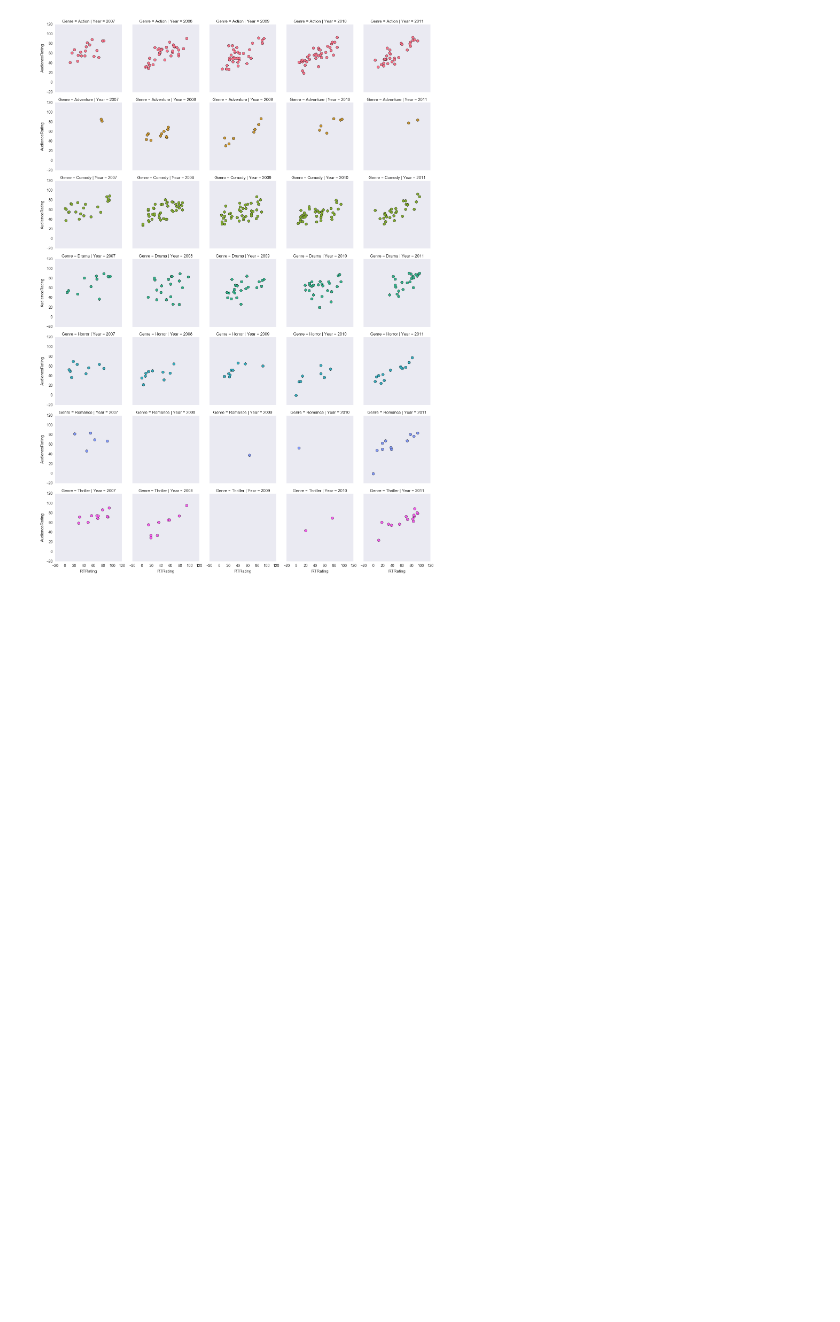
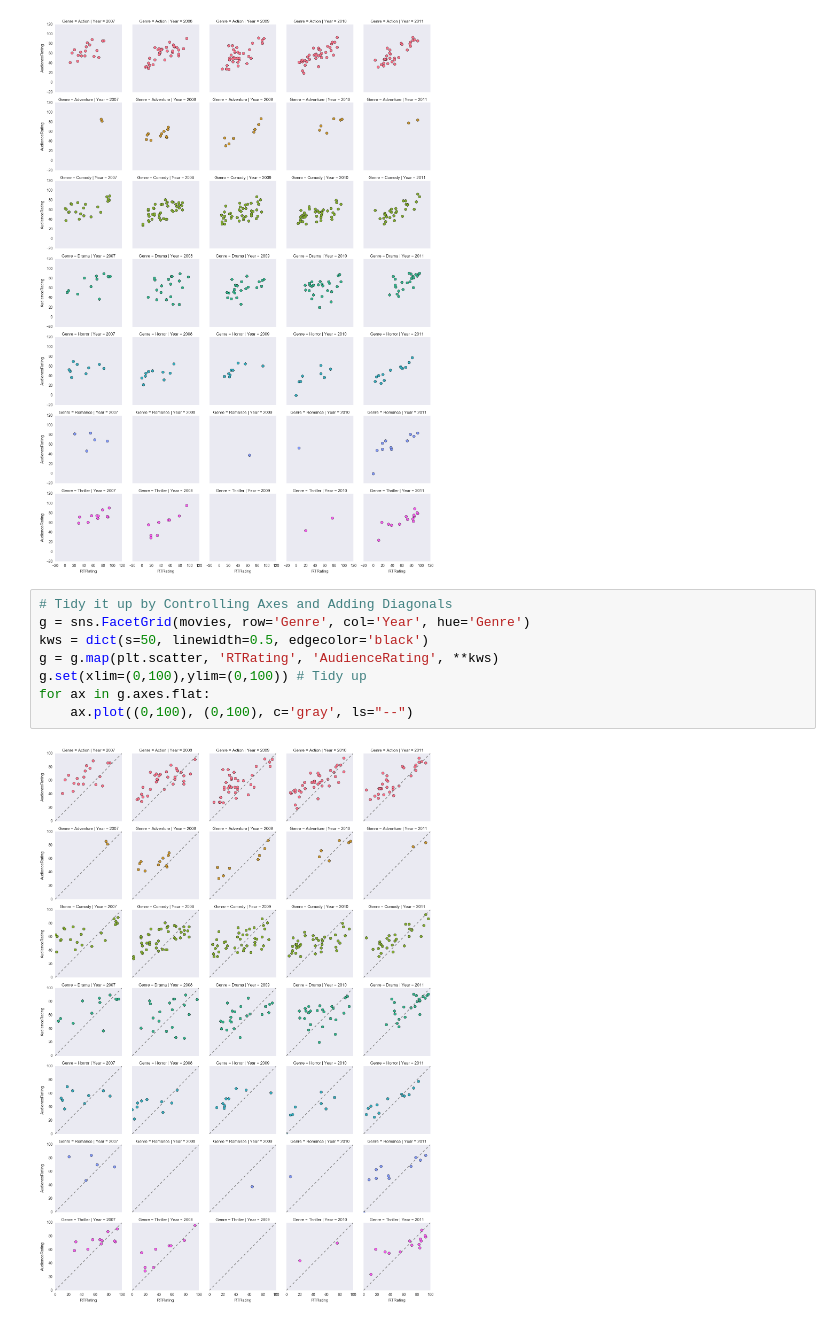
Before and after one commit to epireve/nb-projects, a Jupyter notebook: Movie Ratings Analytics.ipynb, the cells around one changed output. Drawn from its saved outputs; the diff is of its cells as text; blank space fills up the shorter version.

Commit message:
Controlling Axes and Adding Diagonals

```diff
--- a/Movie Ratings Analytics.ipynb
+++ b/Movie Ratings Analytics.ipynb
@@ -412,3 +412,13 @@ kws = dict(s=50, linewidth=0.5, edgecolor='black')
 g = g.map(plt.scatter, 'RTRating', 'AudienceRating', **kws)
 # %% [output]
 [figure]
+# %%
+# Tidy it up by Controlling Axes and Adding Diagonals
+g = sns.FacetGrid(movies, row='Genre', col='Year', hue='Genre')
+kws = dict(s=50, linewidth=0.5, edgecolor='black')
+g = g.map(plt.scatter, 'RTRating', 'AudienceRating', **kws)
+g.set(xlim=(0,100),ylim=(0,100)) # Tidy up
+for ax in g.axes.flat:
+    ax.plot((0,100), (0,100), c='gray', ls="--")
+# %% [output]
+[figure, added]
```
